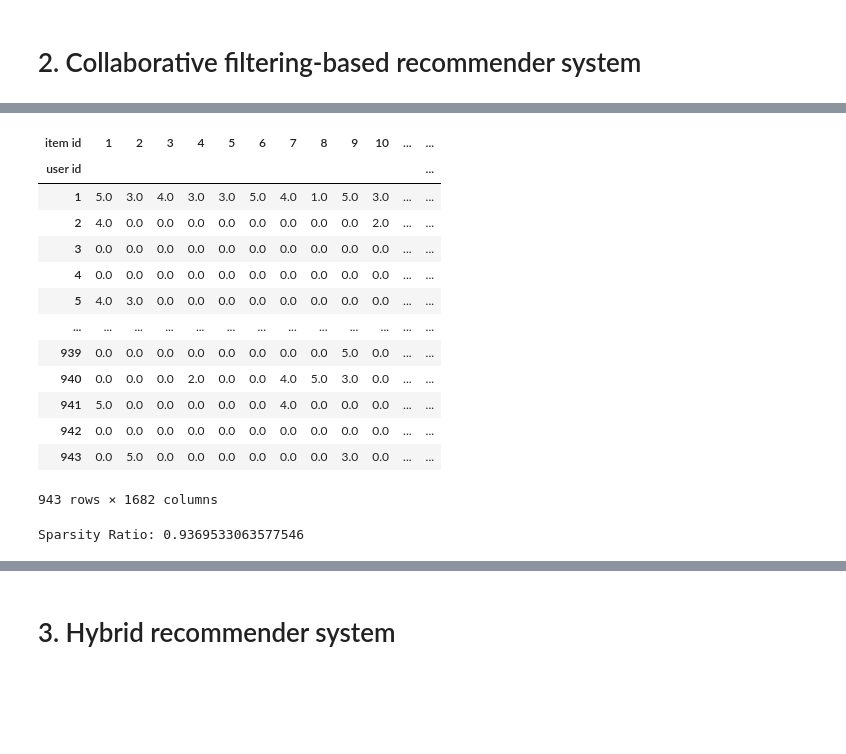
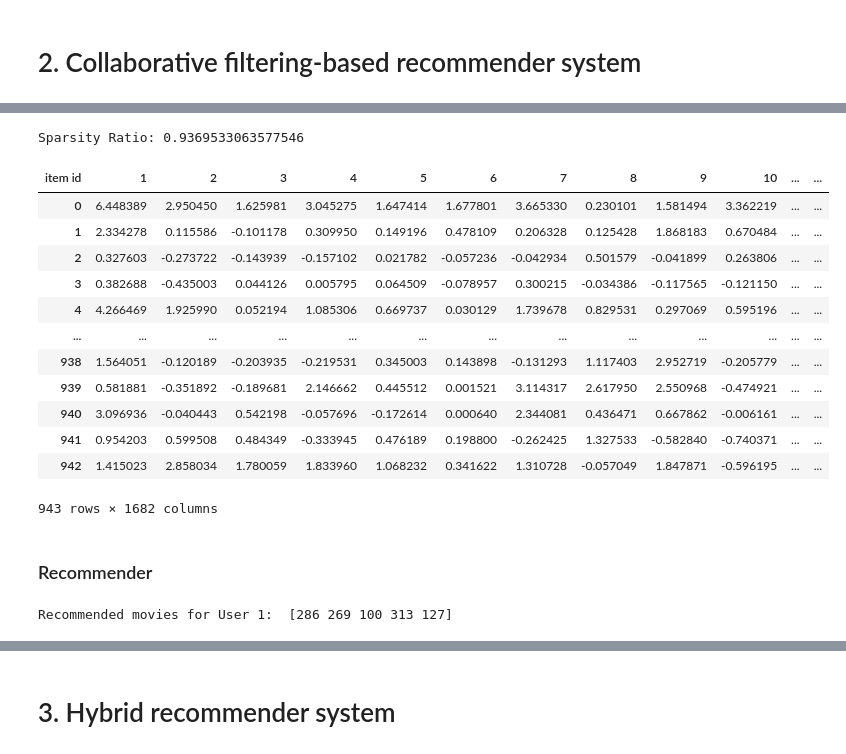
Before and after one commit to Keerat-Singh/Social_Media_Project, a Jupyter notebook: project.ipynb, the cells around one changed output, grey strips where cells are left out. Saved outputs shown, nothing was run; the diff lists cells and outputs as text; code cells hidden in the pictures; blank space fills up the shorter version.

```diff
--- a/project.ipynb
+++ b/project.ipynb
@@ -324,7 +327,3 @@ plt.show()
 [figure]
 # %% [markdown]
 # 2. Collaborative filtering-based recommender system
-# %%
-data_db = pd.read_csv('u.data', sep= '\t', names=  ['user id', 'item id','rating', 'timestamp'])
-data_db.drop(columns= ['timestamp'], inplace= True)
-data_db.head()
@@ -357,20 +330,10 @@ user_item_matrix
-# %%
-# Fill NaN values with 0 (assuming missing values mean no rating)
-user_item_matrix = user_item_matrix.fillna(0)
-user_item_matrix
-# %% [output]
-| item id | 1 | 2 | 3 | 4 | 5 | 6 | 7 | 8 | 9 | 10 | ... | ... |
-| user id |  |  |  |  |  |  |  |  |  |  |  | ... |
-| 1 | 5.0 | 3.0 | 4.0 | 3.0 | 3.0 | 5.0 | 4.0 | 1.0 | 5.0 | 3.0 | ... | ... |
-| 2 | 4.0 | 0.0 | 0.0 | 0.0 | 0.0 | 0.0 | 0.0 | 0.0 | 0.0 | 2.0 | ... | ... |
-| 3 | 0.0 | 0.0 | 0.0 | 0.0 | 0.0 | 0.0 | 0.0 | 0.0 | 0.0 | 0.0 | ... | ... |
-| 4 | 0.0 | 0.0 | 0.0 | 0.0 | 0.0 | 0.0 | 0.0 | 0.0 | 0.0 | 0.0 | ... | ... |
-| 5 | 4.0 | 3.0 | 0.0 | 0.0 | 0.0 | 0.0 | 0.0 | 0.0 | 0.0 | 0.0 | ... | ... |
-| ... | ... | ... | ... | ... | ... | ... | ... | ... | ... | ... | ... | ... |
-| 939 | 0.0 | 0.0 | 0.0 | 0.0 | 0.0 | 0.0 | 0.0 | 0.0 | 5.0 | 0.0 | ... | ... |
-| 940 | 0.0 | 0.0 | 0.0 | 2.0 | 0.0 | 0.0 | 4.0 | 5.0 | 3.0 | 0.0 | ... | ... |
-| 941 | 5.0 | 0.0 | 0.0 | 0.0 | 0.0 | 0.0 | 4.0 | 0.0 | 0.0 | 0.0 | ... | ... |
-| 942 | 0.0 | 0.0 | 0.0 | 0.0 | 0.0 | 0.0 | 0.0 | 0.0 | 0.0 | 0.0 | ... | ... |
-| 943 | 0.0 | 5.0 | 0.0 | 0.0 | 0.0 | 0.0 | 0.0 | 0.0 | 3.0 | 0.0 | ... | ... |
-943 rows × 1682 columns
+# %%
+ratings_pivot = data_db.pivot_table(index='user id', columns='item id', values='rating', fill_value=0)
+ratings_csr = csr_matrix(ratings_pivot.values)
+
+U, sigma, Vt = svds(ratings_csr, k=50)
+sigma = np.diag(sigma)
+
+predicted_ratings = np.dot(np.dot(U, sigma), Vt)
+predicted_ratings_df = pd.DataFrame(predicted_ratings, columns=ratings_pivot.columns)
 # %%
@@ -379,3 +342,44 @@ zero_elements = np.count_nonzero(user_item_matrix == 0)
 print("Sparsity Ratio:", zero_elements / total_elements)
 # %% [output]
 Sparsity Ratio: 0.9369533063577546
+# %%
+predicted_ratings_df
+# %% [output]
+| item id | 1 | 2 | 3 | 4 | 5 | 6 | 7 | 8 | 9 | 10 | ... | ... |
+| 0 | 6.448389 | 2.950450 | 1.625981 | 3.045275 | 1.647414 | 1.677801 | 3.665330 | 0.230101 | 1.581494 | 3.362219 | ... | ... |
+| 1 | 2.334278 | 0.115586 | -0.101178 | 0.309950 | 0.149196 | 0.478109 | 0.206328 | 0.125428 | 1.868183 | 0.670484 | ... | ... |
+| 2 | 0.327603 | -0.273722 | -0.143939 | -0.157102 | 0.021782 | -0.057236 | -0.042934 | 0.501579 | -0.041899 | 0.263806 | ... | ... |
+| 3 | 0.382688 | -0.435003 | 0.044126 | 0.005795 | 0.064509 | -0.078957 | 0.300215 | -0.034386 | -0.117565 | -0.121150 | ... | ... |
+| 4 | 4.266469 | 1.925990 | 0.052194 | 1.085306 | 0.669737 | 0.030129 | 1.739678 | 0.829531 | 0.297069 | 0.595196 | ... | ... |
+| ... | ... | ... | ... | ... | ... | ... | ... | ... | ... | ... | ... | ... |
+| 938 | 1.564051 | -0.120189 | -0.203935 | -0.219531 | 0.345003 | 0.143898 | -0.131293 | 1.117403 | 2.952719 | -0.205779 | ... | ... |
+| 939 | 0.581881 | -0.351892 | -0.189681 | 2.146662 | 0.445512 | 0.001521 | 3.114317 | 2.617950 | 2.550968 | -0.474921 | ... | ... |
+| 940 | 3.096936 | -0.040443 | 0.542198 | -0.057696 | -0.172614 | 0.000640 | 2.344081 | 0.436471 | 0.667862 | -0.006161 | ... | ... |
+| 941 | 0.954203 | 0.599508 | 0.484349 | -0.333945 | 0.476189 | 0.198800 | -0.262425 | 1.327533 | -0.582840 | -0.740371 | ... | ... |
+| 942 | 1.415023 | 2.858034 | 1.780059 | 1.833960 | 1.068232 | 0.341622 | 1.310728 | -0.057049 | 1.847871 | -0.596195 | ... | ... |
+943 rows × 1682 columns
+# %% [markdown]
+### Recommender
+# %%
+# Fit kNN model based on item similarity
+knn_model = NearestNeighbors(n_neighbors=10, metric='cosine', algorithm='brute')
+knn_model.fit(predicted_ratings_df)
+
+def recommend_movie(user_id, number_of_movies):
+    # Find the top 5 neighbors for the given user
+    user_ratings = predicted_ratings_df.loc[user_id].values.reshape(1, -1)
+    distances, indices = knn_model.kneighbors(user_ratings, n_neighbors=5)
+
+    # Recommend movies based on the average ratings of the neighbors
+    recommended_movies = np.mean(predicted_ratings_df.iloc[indices[0]], axis=0)
+    recommended_movies = recommended_movies.sort_values(ascending=False)
+
+    return recommended_movies.index[:number_of_movies]
+
+# Example usage
+user_id_to_recommend = 1
+number_of_movies = 5
+recommended_movies = recommend_movie(user_id_to_recommend, number_of_movies)
+print(f'Recommended movies for User {user_id_to_recommend}: ', recommended_movies.values)
+# %% [output]
+Recommended movies for User 1:  [286 269 100 313 127]
```
Also changed, not shown: parts of 20 cells of this notebook.
